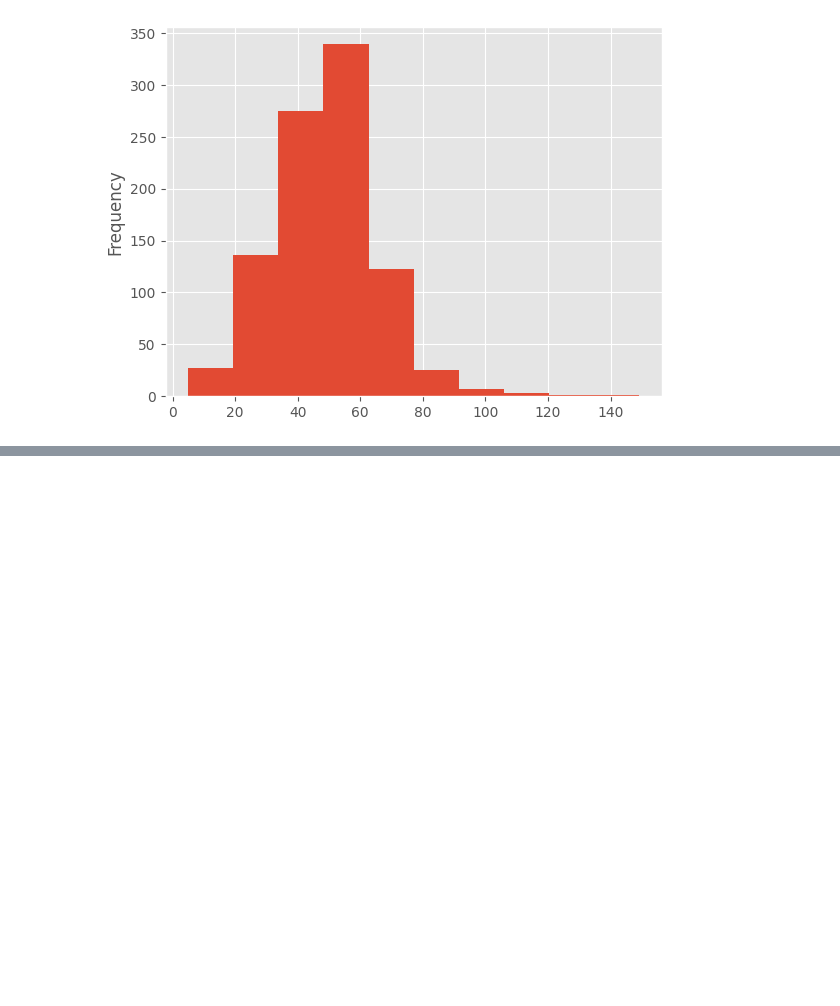
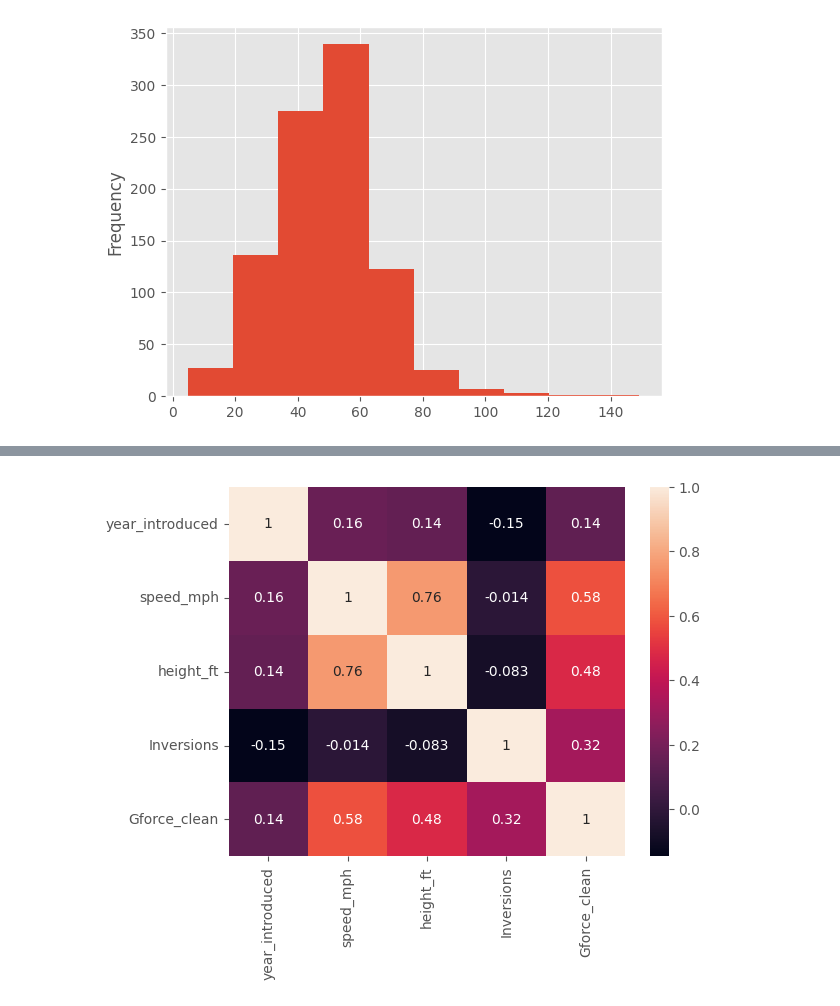
Before and after one commit to PhonVanna/Roller-Coaster-Data-Exploratory-Anaysis, a Jupyter notebook: Rollercoaster Database Exploratory Data Analysis.ipynb, the cells around one changed output, grey strips where cells are left out. Saved outputs shown, nothing was run; the diff lists cells and outputs as text; code cells hidden in the pictures; blank space fills up the shorter version.

```diff
--- a/Rollercoaster Database Exploratory Data Analysis.ipynb
+++ b/Rollercoaster Database Exploratory Data Analysis.ipynb
@@ -361,0 +353,3 @@ df[['year_introduced', 'speed_mph', 'height_ft', 'Inversions', 'Gforce_clean']].
+# %%
+df_corr = df[['year_introduced', 'speed_mph', 'height_ft', 'Inversions', 'Gforce_clean']].dropna().corr()
+df_corr
@@ -361,0 +363,5 @@ df[['year_introduced', 'speed_mph', 'height_ft', 'Inversions', 'Gforce_clean']].
+# %%
+sns.heatmap(data=df_corr, annot=True)
+plt.show()
+# %% [output]
+[figure, added]
```
Also changed, not shown: parts of 20 cells of this notebook.
